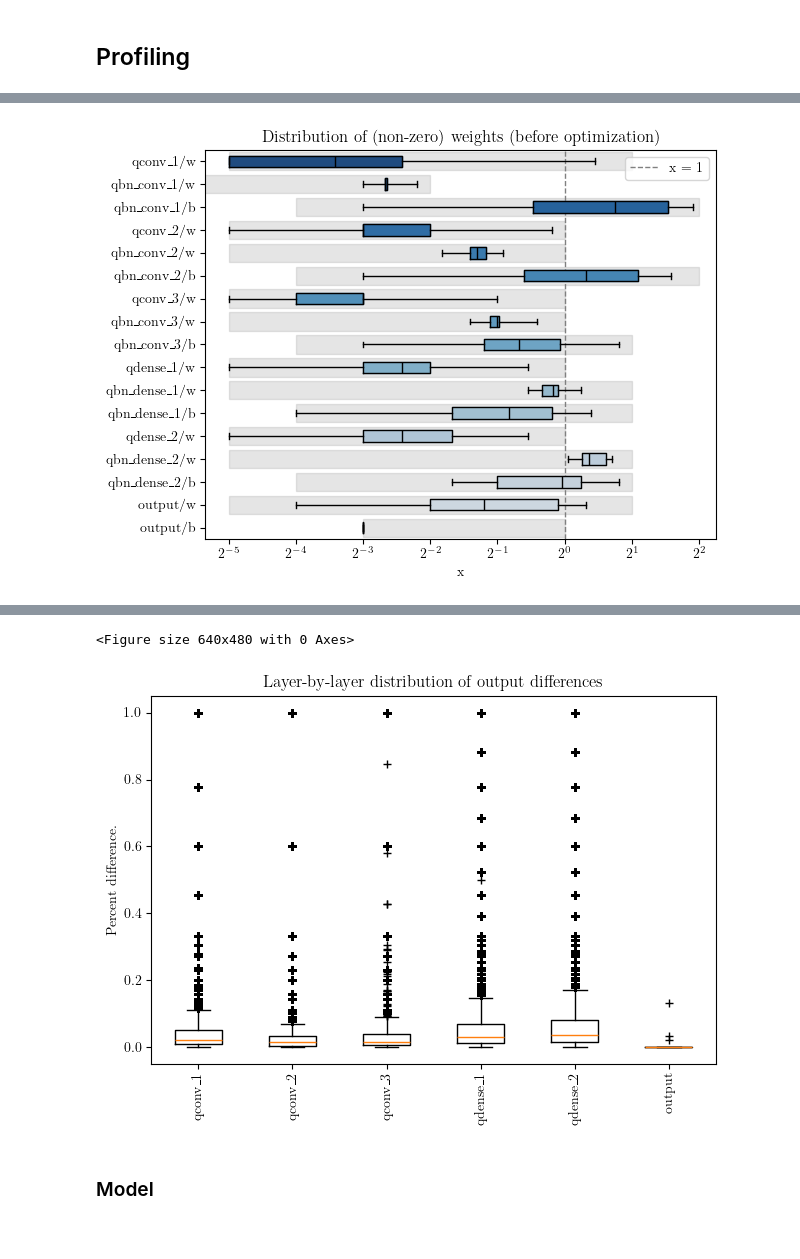
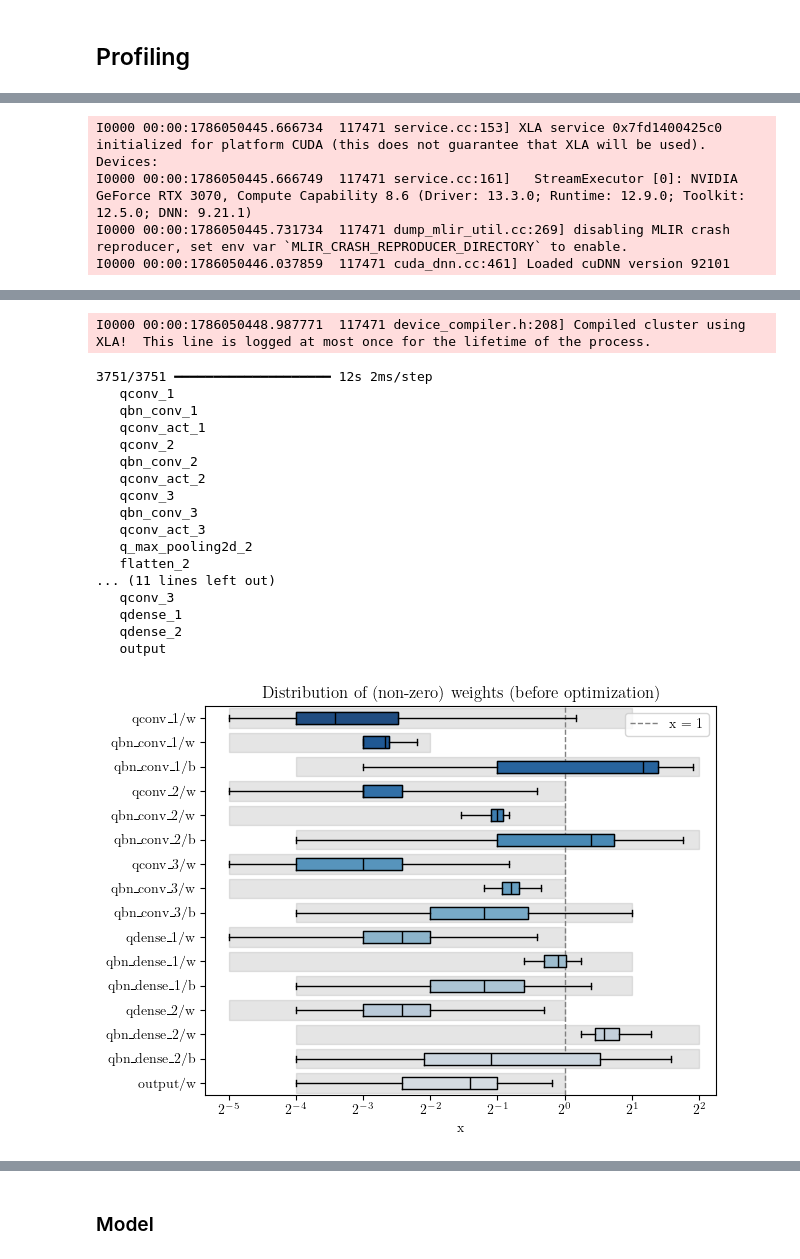
Before and after one commit to Jeison-HM/BedPosIP, a Jupyter notebook: pipeline/05_gen_bitstream.ipynb, the cells around one changed output, grey strips where cells are left out. Cells and saved outputs as stored; diff of their text form; code cells hidden in the pictures.

```diff
--- a/pipeline/05_gen_bitstream.ipynb
+++ b/pipeline/05_gen_bitstream.ipynb
@@ -108,32 +113,27 @@ for line in subprocess.check_output(f'source "{script}" >/dev/null && env', shel
 config = hls4ml.utils.config_from_keras_model(model_qat, granularity='name', backend='VitisUnified')
 
 config['Model']['Strategy'] = 'Resource'
-config['Model']['ReuseFactor'] = 72
 config['Model']['IOType'] = 'io_stream'
 
 config['LayerName']['qconv_1']['ReuseFactor'] = 9
 config['LayerName']['qconv_1']['ParallelizationFactor'] = 1
 config['LayerName']['qconv_1']['Trace'] = True
 
-config['LayerName']['qconv_2']['ReuseFactor'] = 108
+config['LayerName']['qconv_2']['ReuseFactor'] = 36
 config['LayerName']['qconv_2']['ParallelizationFactor'] = 1
 config['LayerName']['qconv_2']['Trace'] = True
 
-config['LayerName']['qconv_3']['ReuseFactor'] = 180
+config['LayerName']['qconv_3']['ReuseFactor'] = 36
 config['LayerName']['qconv_3']['ParallelizationFactor'] = 1
 config['LayerName']['qconv_3']['Trace'] = True
 
-config['LayerName']['qdense_1']['ReuseFactor'] = 18
+config['LayerName']['qdense_1']['ReuseFactor'] = 28
 config['LayerName']['qdense_1']['Trace'] = True
-config['LayerName']['qdense_2']['ReuseFactor'] = 52
+config['LayerName']['qdense_2']['ReuseFactor'] = 28
 config['LayerName']['qdense_2']['Trace'] = True
 
-config['LayerName']['output']['ReuseFactor'] = 30
+config['LayerName']['output']['ReuseFactor'] = 24
 config['LayerName']['output']['Trace'] = True
-
-# Enable the FIFO depth optimization flow
-# config["Flows"] = ["vitisunified:fifo_depth_optimization"]
-# hls4ml.model.optimizer.get_optimizer('vitisunified:fifo_depth_optimization').configure(profiling_fifo_depth=100_000)
 
 # Convert model
 hls_model = hls4ml.converters.convert_from_keras_model(
@@ -145,7 +145,7 @@ hls_model = hls4ml.converters.convert_from_keras_model(
     board='pynq-z2',
     io_type='io_stream',
     clock_period="10ns",
-    clock_uncertainty='12.5%',
+    clock_uncertainty='20.0%',
     input_type="float",
     output_type="float",
     input_data_tb=X_TEST_PATH,
@@ -175,11 +169,8 @@ if PROFILE:
         X=X_test,
         plot='boxplot'
     )
-
-    compare(
-        model_qat,
-        hls_model,
-        X_test,
-        plot_type='dist_diff'
-)
+    wp.savefig('figures/hls_profiling_weights_pre.pdf',  bbox_inches='tight')
+    wph.savefig('figures/hls_profiling_weights_post.pdf', bbox_inches='tight')
+    ap.savefig('figures/hls_profiling_acts_pre.pdf',    bbox_inches='tight')
+    aph.savefig('figures/hls_profiling_acts_post.pdf',   bbox_inches='tight')
 # %% [output]
@@ -202,0 +193,4 @@ Plotting difference...
+I0000 00:00:1786050445.666734  117471 service.cc:153] XLA service 0x7fd1400425c0 initialized for platform CUDA (this does not guarantee that XLA will be used). Devices:
+I0000 00:00:1786050445.666749  117471 service.cc:161]   StreamExecutor [0]: NVIDIA GeForce RTX 3070, Compute Capability 8.6 (Driver: 13.3.0; Runtime: 12.9.0; Toolkit: 12.5.0; DNN: 9.21.1)
+I0000 00:00:1786050445.731734  117471 dump_mlir_util.cc:269] disabling MLIR crash reproducer, set env var `MLIR_CRASH_REPRODUCER_DIRECTORY` to enable.
+I0000 00:00:1786050446.037859  117471 cuda_dnn.cc:461] Loaded cuDNN version 92101
@@ -203 +198,19 @@ Plotting difference...
+I0000 00:00:1786050448.987771  117471 device_compiler.h:208] Compiled cluster using XLA!  This line is logged at most once for the lifetime of the process.
+3751/3751 ━━━━━━━━━━━━━━━━━━━━ 12s 2ms/step
+   qconv_1
+   qbn_conv_1
+   qconv_act_1
+   qconv_2
+   qbn_conv_2
+   qconv_act_2
+   qconv_3
+   qbn_conv_3
+   qconv_act_3
+   q_max_pooling2d_2
+   flatten_2
+... (11 lines left out)
+   qconv_3
+   qdense_1
+   qdense_2
+   output
-[figure, old version]
+[figure, new version]
@@ -207,5 +220,3 @@ Plotting difference...
-<Figure size 640x480 with 0 Axes>
-[figure, removed]
 # %% [markdown]
 ### Model
 # %%
```
Also changed, not shown: parts of 10 cells of this notebook.
